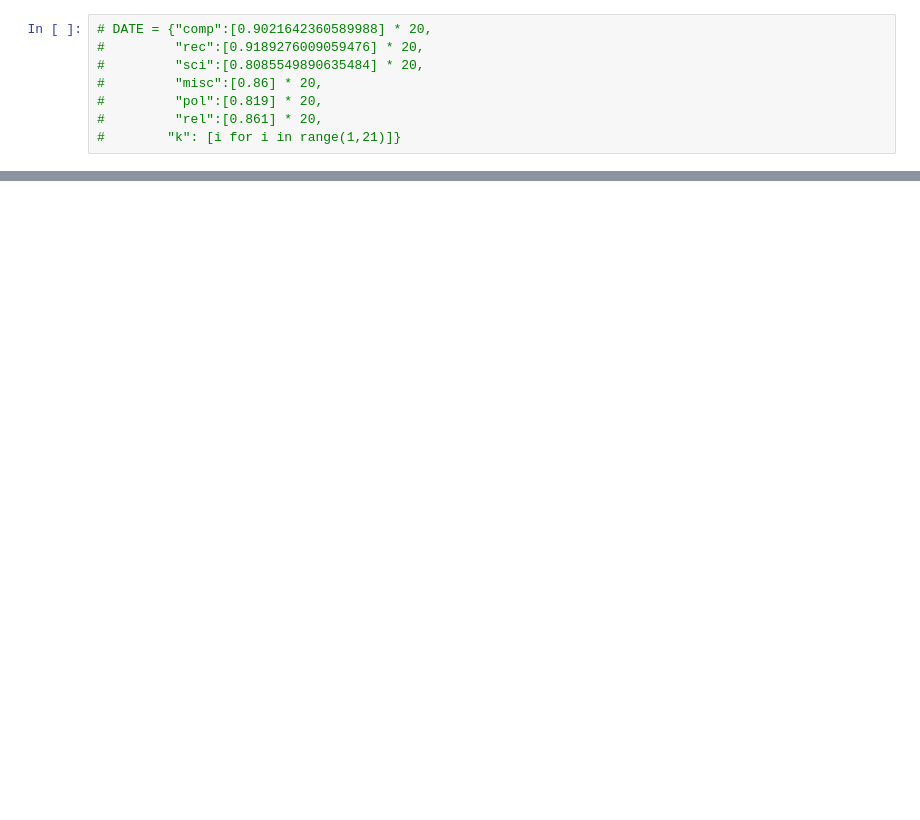
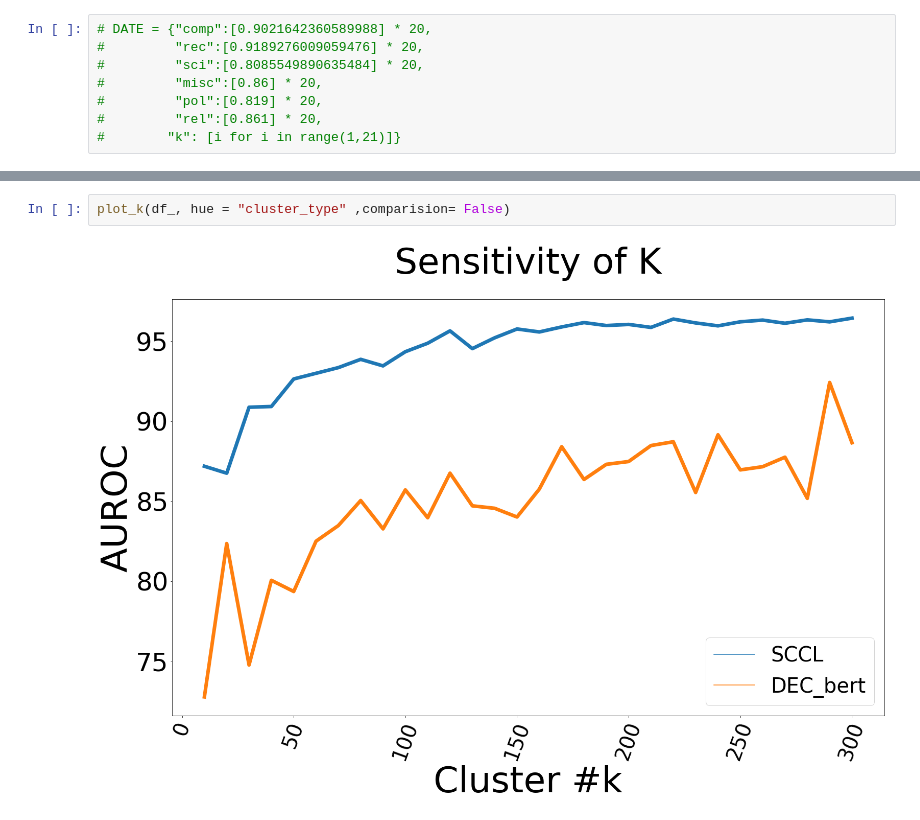
Before and after one commit to leebyounghan/PLL, a Jupyter notebook: CLAD-master/src/run_scripts/result.ipynb, the cells around one changed output, grey strips where cells are left out. Cells and saved outputs as stored; diff of their text form; blank space fills up the shorter version.

```diff
--- a/CLAD-master/src/run_scripts/result.ipynb
+++ b/CLAD-master/src/run_scripts/result.ipynb
@@ -405,0 +96,4 @@ sns.jointplot(data=df, x='db_score', y="multi_sh",hue="Normal_class")
+# %%
+plot_k(df_, hue = "cluster_type" ,comparision= False)
+# %% [output]
+[figure, added]
```
Also changed, not shown: parts of 88 cells of this notebook, 17 other files.
